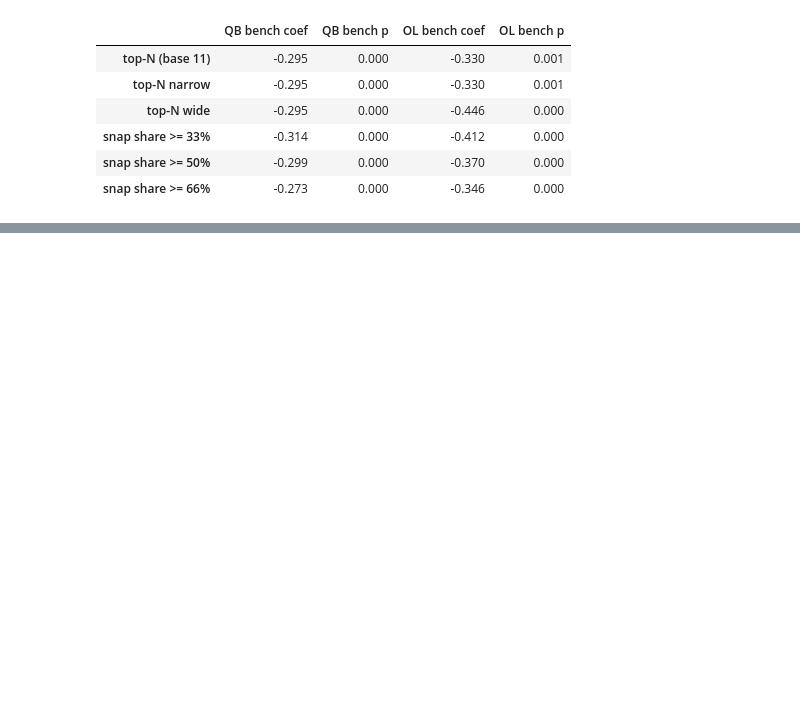
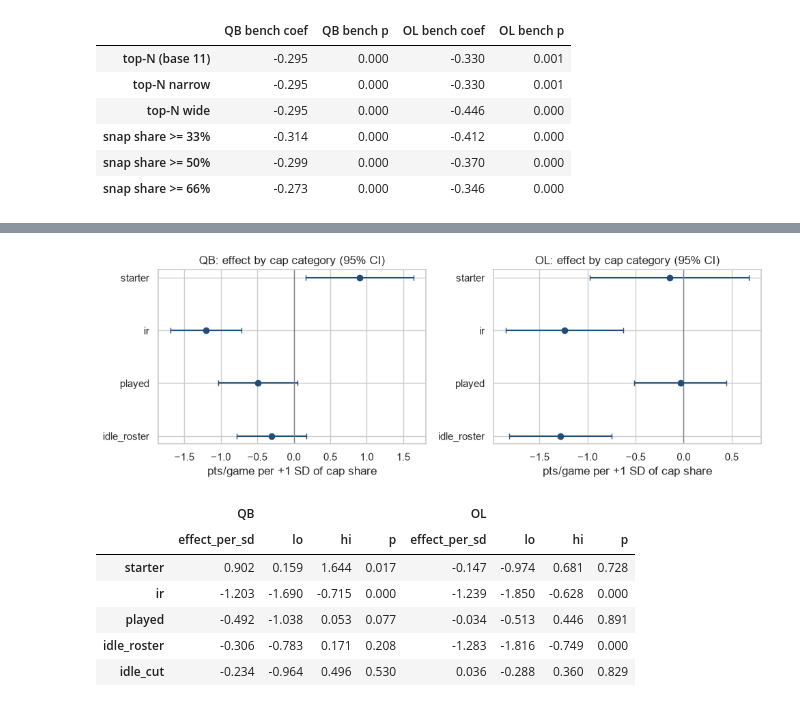
Before and after one commit to noahfighter883/nfl-position-value, a Jupyter notebook: analysis.ipynb, the cells around one changed output, grey strips where cells are left out. Saved outputs shown, nothing was run; the diff lists cells and outputs as text; code cells hidden in the pictures; blank space fills up the shorter version.

Commit message:
Investigate non-starter QB/OL money: mostly injured-reserve (mechanical) plus team-quality proxy
Co-Authored-By: Claude Sonnet 5.5 <noreply@anthropic.com>

```diff
--- a/analysis.ipynb
+++ b/analysis.ipynb
@@ -498,0 +558,28 @@ avg starters per team-season: {'top-N (base 11)': np.float64(22.0), 'top-N narro
+# %%
+# same-season effects, 2016+: effect on point diff/game of a 1-SD higher cap share in each category
+def effects(pos, data, lagged=False):
+    suffix = "_lag" if lagged else ""
+    cs = [f"c_{pos}_{c}{suffix}" for c in CATS]
+    m = fit("pt_diff_pg ~ " + " + ".join(cs), data)
+    sd = data[cs].std()
+    return pd.DataFrame({"effect_per_sd": m.params[cs] * sd, "lo": (m.params[cs] - 1.96 * m.bse[cs]) * sd,
+                         "hi": (m.params[cs] + 1.96 * m.bse[cs]) * sd, "p": m.pvalues[cs]}).set_axis(CATS)
+
+same = {pos: effects(pos, d16) for pos in ["QB", "OL"]}
+fig, axes = plt.subplots(1, 2, figsize=(10, 3.6))
+for ax, pos in zip(axes, ["QB", "OL"]):
+    e = same[pos].drop(index="idle_cut")[::-1]
+    ax.errorbar(e.effect_per_sd, range(len(e)), xerr=[e.effect_per_sd - e.lo, e.hi - e.effect_per_sd], fmt="o", color="#1f4e79", capsize=3)
+    ax.axvline(0, color="grey", lw=1); ax.set_yticks(range(len(e))); ax.set_yticklabels(e.index)
+    ax.set(title=f"{pos}: effect by cap category (95% CI)", xlabel="pts/game per +1 SD of cap share")
+plt.tight_layout(); plt.show()
+pd.concat(same, axis=1).round(3)
+# %% [output]
+[figure, added]
+|  | QB |  |  |  | OL |  |  |  |
+|  | effect_per_sd | lo | hi | p | effect_per_sd | lo | hi | p |
+| starter | 0.902 | 0.159 | 1.644 | 0.017 | -0.147 | -0.974 | 0.681 | 0.728 |
+| ir | -1.203 | -1.690 | -0.715 | 0.000 | -1.239 | -1.850 | -0.628 | 0.000 |
+| played | -0.492 | -1.038 | 0.053 | 0.077 | -0.034 | -0.513 | 0.446 | 0.891 |
+| idle_roster | -0.306 | -0.783 | 0.171 | 0.208 | -1.283 | -1.816 | -0.749 | 0.000 |
+| idle_cut | -0.234 | -0.964 | 0.496 | 0.530 | 0.036 | -0.288 | 0.360 | 0.829 |
```
Also changed, not shown: parts of 6 cells of this notebook, 2 other files.
